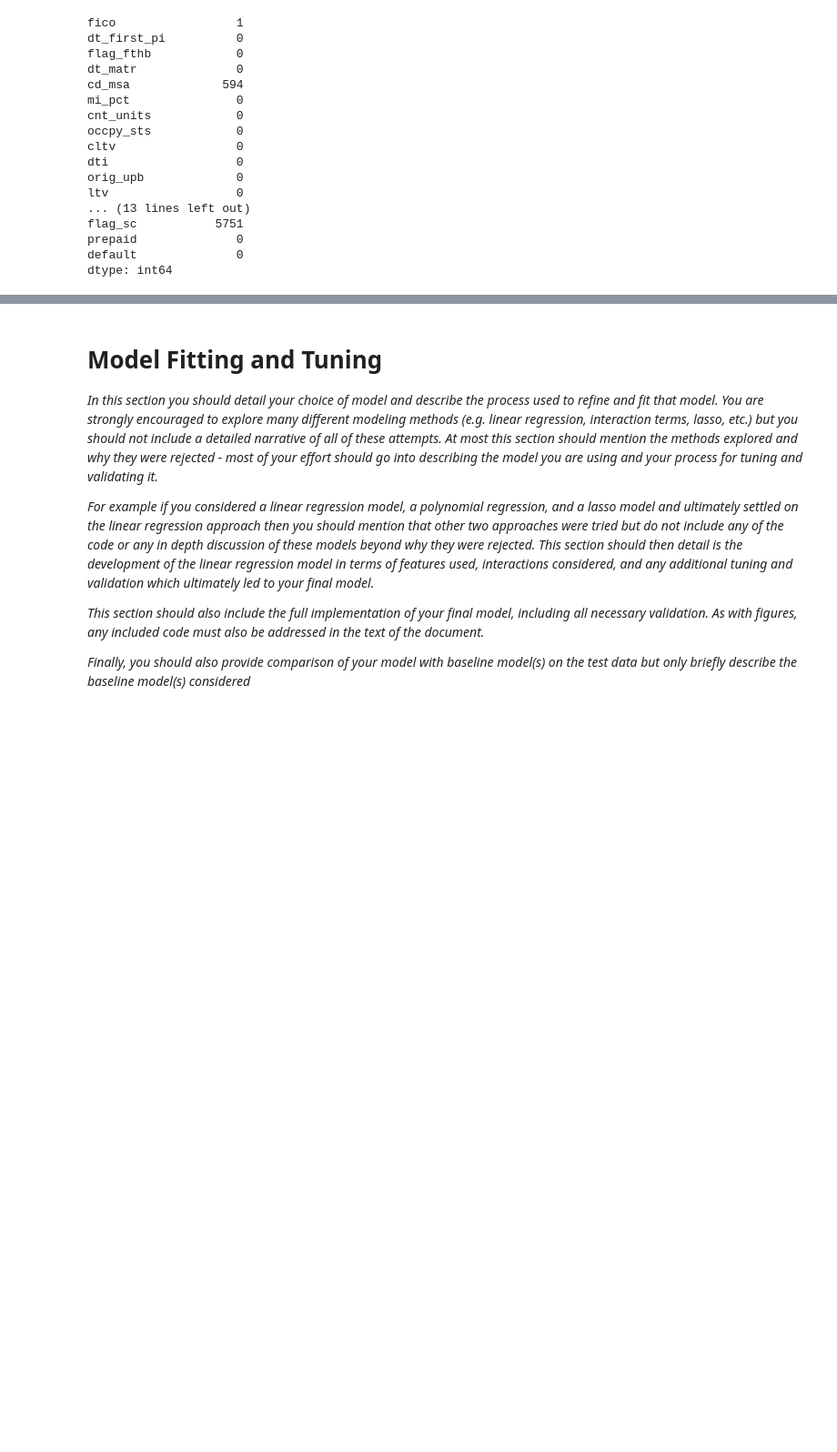
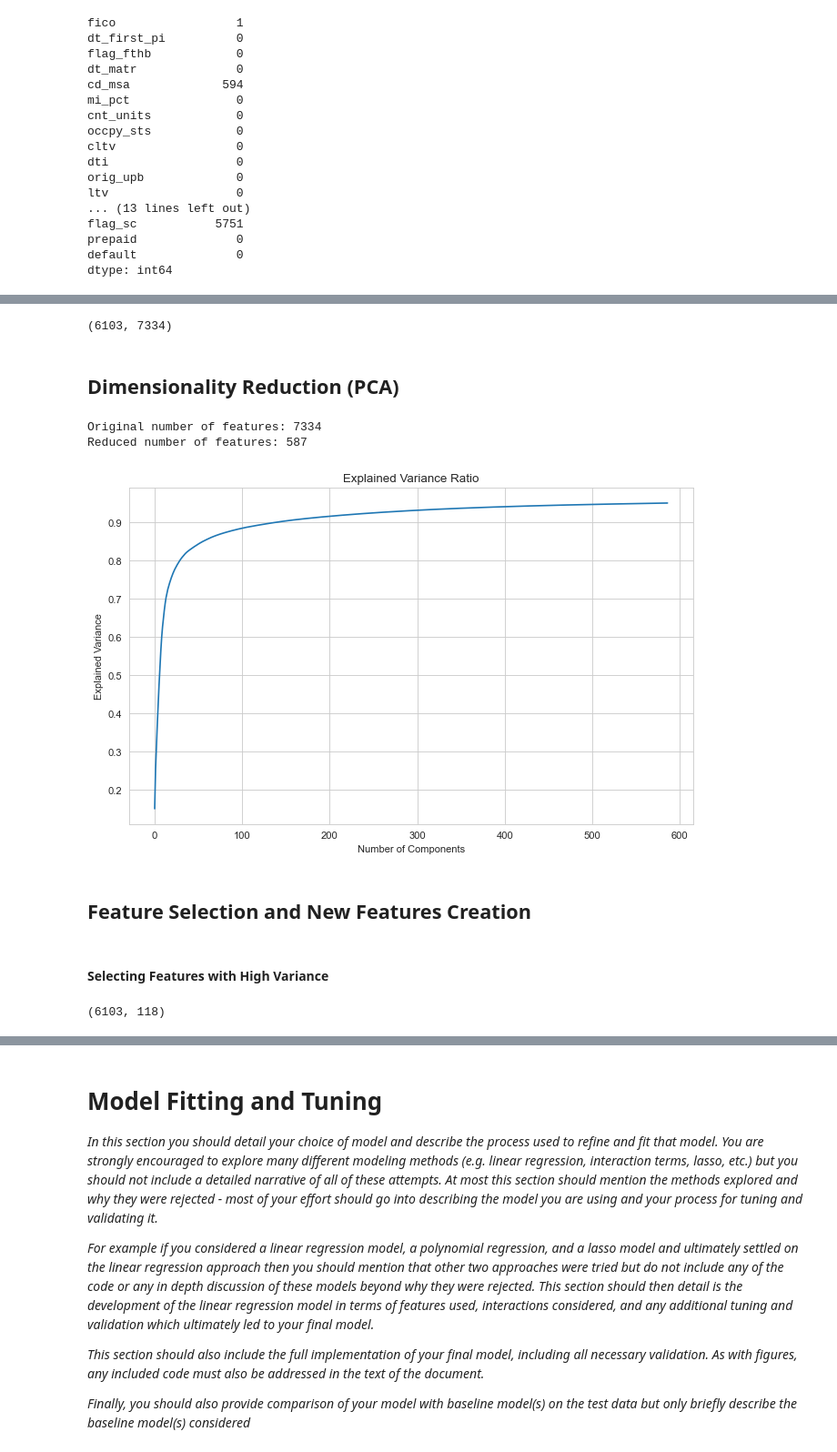
Before and after one commit to IRis0550/mlpy_2, a Jupyter notebook: project2.ipynb, the cells around one changed output, grey strips where cells are left out. Shown at 91% size. Drawn from its saved outputs; the diff is of its cells as text; code cells hidden in the pictures; blank space fills up the shorter version.

```diff
--- a/project2.ipynb
+++ b/project2.ipynb
@@ -506,0 +519,64 @@ d['default'].mean()
+# %%
+# Scaling for numerical features
+numeric_transformer = Pipeline(steps=[
+    ('scaler', StandardScaler())])
+
+# Convert all categorical features to strings
+for col in categorical_features:
+    d_new[col] = d_new[col].astype(str)
+
+# Continue with the encoding process as before
+categorical_transformer = Pipeline(steps=[
+    ('onehot', OneHotEncoder(handle_unknown='ignore'))
+])
+
+preprocessor = ColumnTransformer(transformers=[
+    ('num', numeric_transformer, numeric_features),
+    ('cat', categorical_transformer, categorical_features)
+])
+
+# Applying the transformations to the data
+X_processed = preprocessor.fit_transform(d_new)
+
+print(X_processed.shape)
+# %% [output]
+(6103, 7334)
+# %% [markdown]
+## Dimensionality Reduction (PCA)
+# %%
+from sklearn.decomposition import PCA
+
+X_dense = X_processed.toarray()  # Convert to dense matrix if not too large
+pca = PCA(n_components=0.95)
+X_pca = pca.fit_transform(X_dense)
+
+
+print(f"Original number of features: {X_processed.shape[1]}")
+print(f"Reduced number of features: {X_pca.shape[1]}")
+# %% [output]
+Original number of features: 7334
+Reduced number of features: 587
+# %%
+# Plot the explained variance ratio
+plt.figure(figsize=(10, 6))
+plt.plot(np.cumsum(pca.explained_variance_ratio_))
+plt.xlabel('Number of Components')
+plt.ylabel('Explained Variance')
+plt.title('Explained Variance Ratio')
+plt.show()
+# %% [output]
+[figure, added]
+# %% [markdown]
+## Feature Selection and New Features Creation
+# %% [markdown]
+#### Selecting Features with High Variance
+# %%
+from sklearn.feature_selection import VarianceThreshold
+
+# set the threshold to 0.01
+selector = VarianceThreshold(threshold=0.01) # select features with variance above 0.01
+X_high_variance = selector.fit_transform(X_pca)
+
+print(X_high_variance.shape)
+# %% [output]
+(6103, 118)
```
Also changed, not shown: parts of 17 cells of this notebook.
